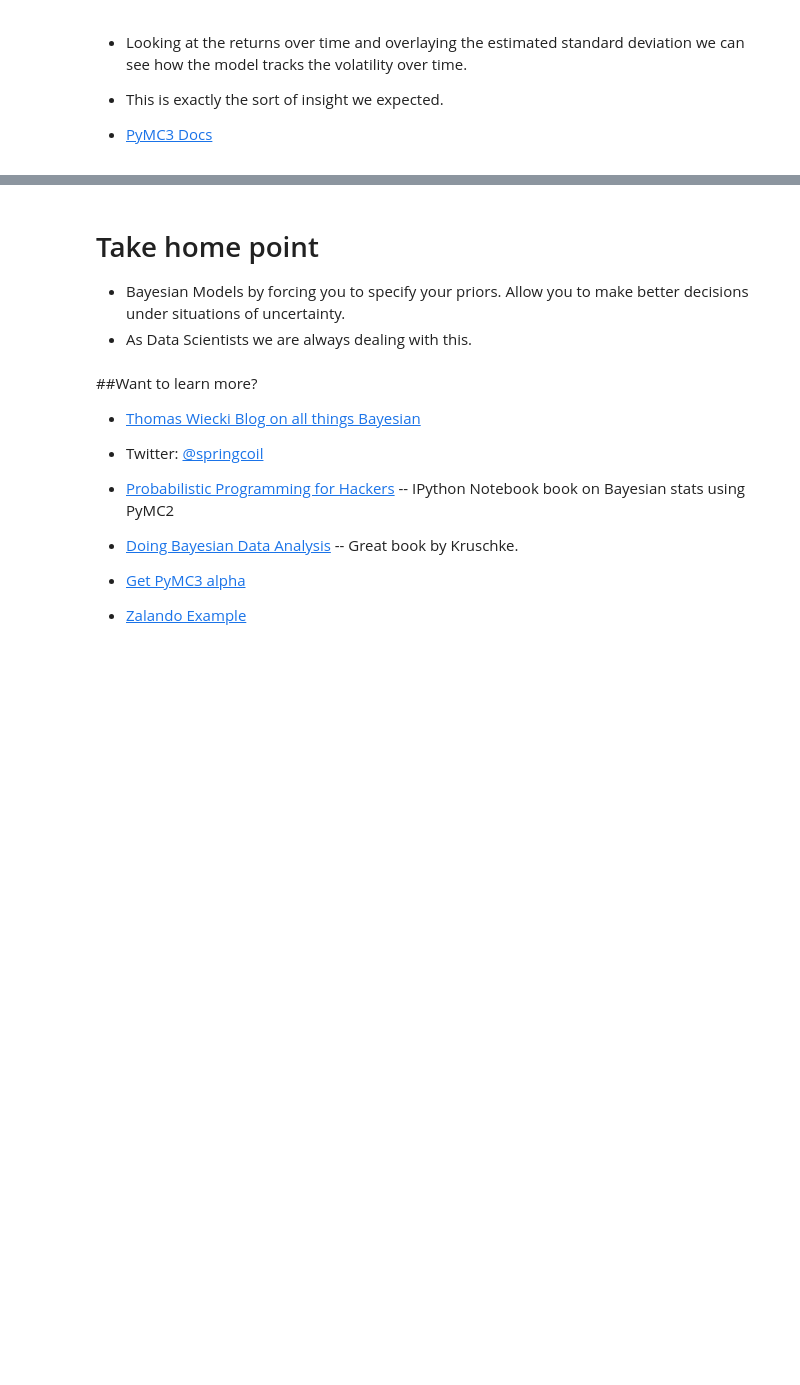
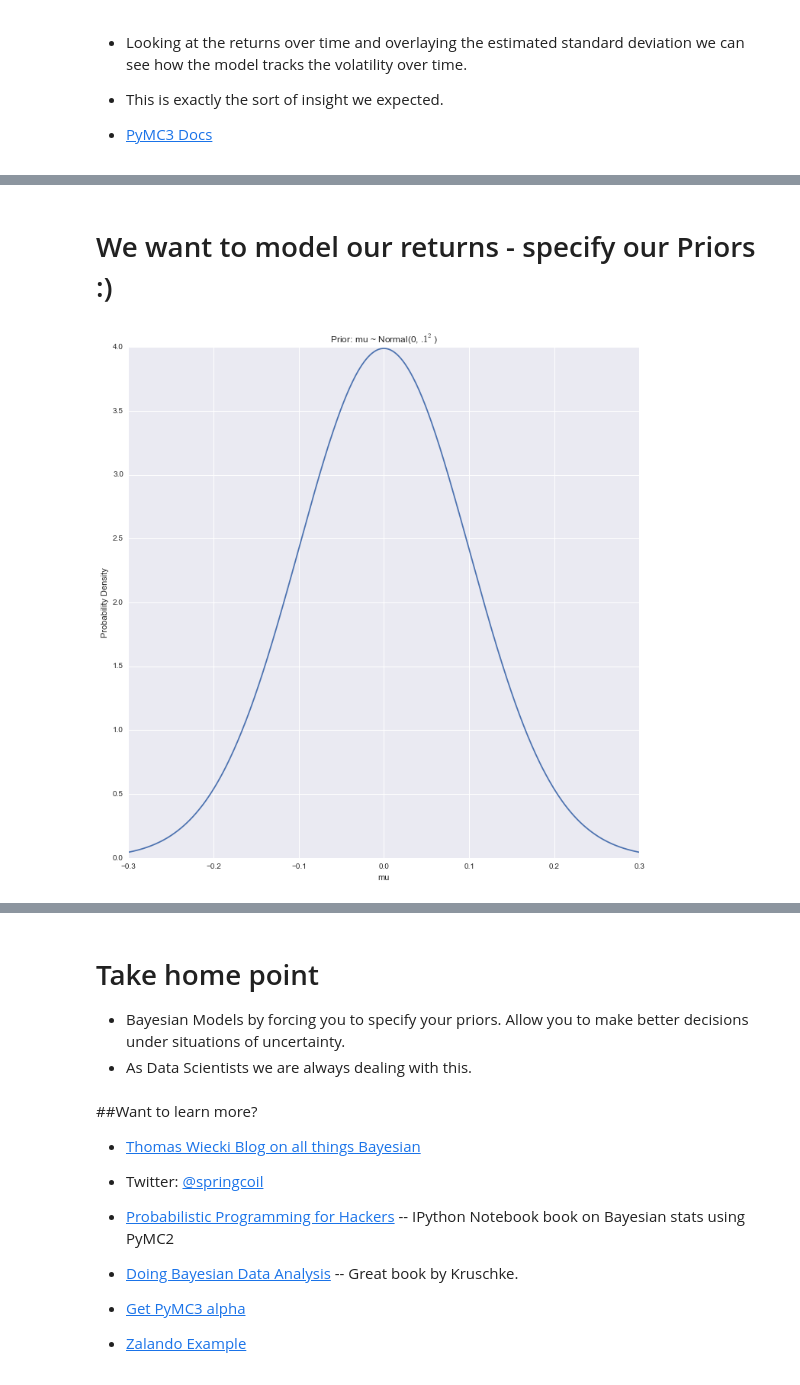
Before and after one commit to springcoil/TutorialPyMCRugby, a Jupyter notebook: Bayesian_Rugby.ipynb, the cells around one changed output, grey strips where cells are left out. Saved outputs shown, nothing was run; the diff lists cells and outputs as text; code cells hidden in the pictures; blank space fills up the shorter version.

```diff
--- a/Bayesian_Rugby.ipynb
+++ b/Bayesian_Rugby.ipynb
@@ -1129,0 +1172,9 @@ with pm.Model() as model:
+# %% [markdown]
+# We want to model our returns - specify our Priors :)
+# %%
+import theano.tensor as T
+x = np.linspace(-.3, .3, 500)
+plt.plot(x, T.exp(pm3.Normal.dist(mu=0, sd=.1).logp(x)).eval())
+plt.title(u'Prior: mu ~ Normal(0, $.1^2$)'); plt.xlabel('mu'); plt.ylabel('Probability Density'); plt.xlim((-.3, .3));
+# %% [output]
+[figure, added]
```
Also changed, not shown: parts of 79 cells of this notebook, 3 other files.
